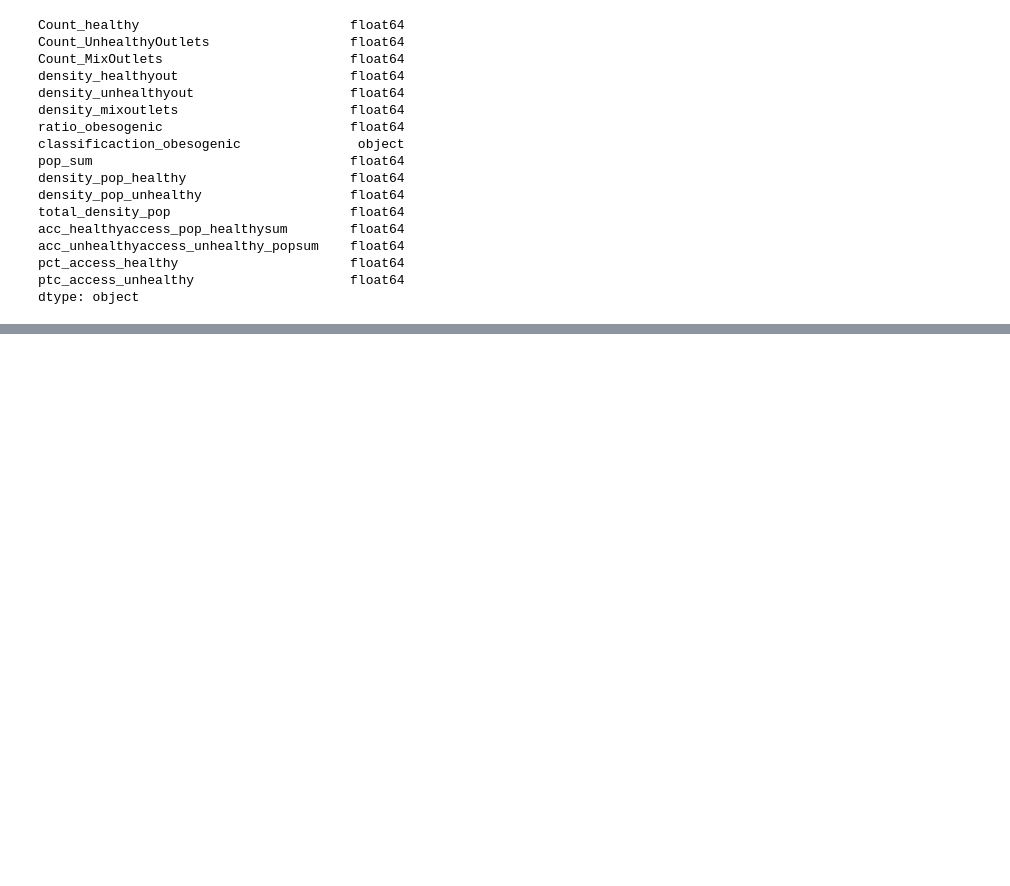
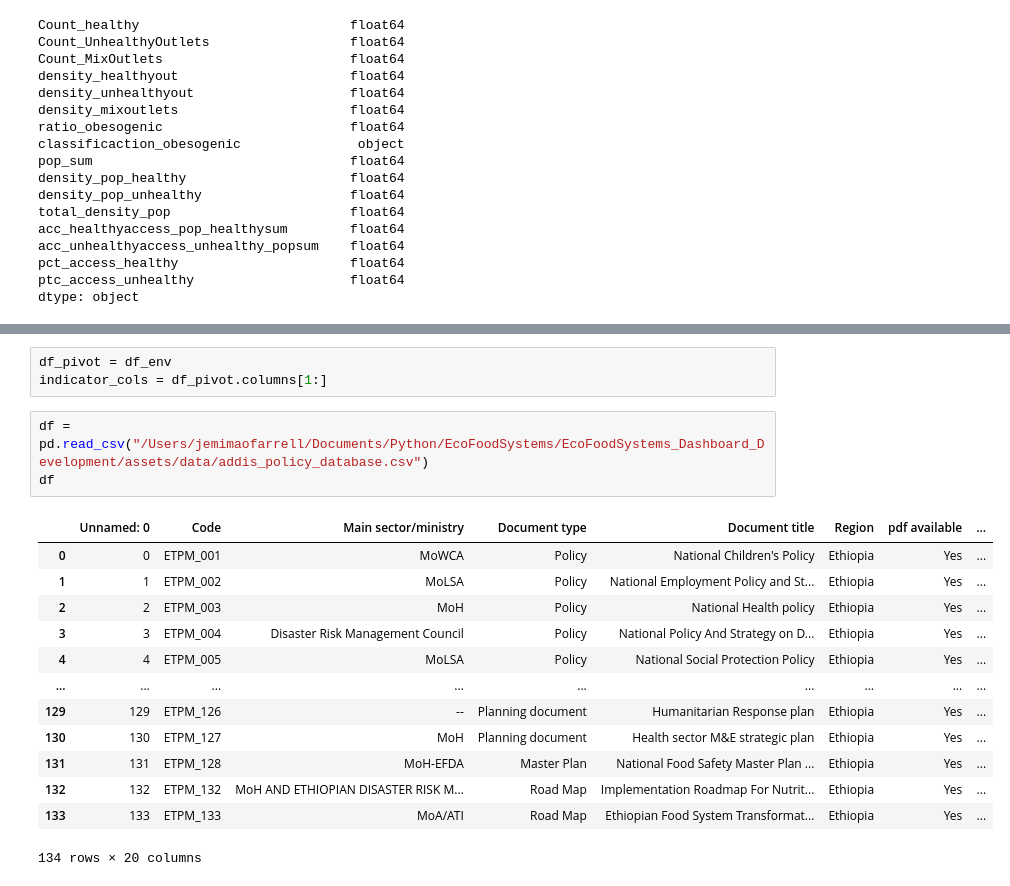
Before and after one commit to J-OFarrell/EcoFoodSystems-dashboard-development, a Jupyter notebook: data_prep.ipynb, the cells around one changed output, grey strips where cells are left out. Drawn from its saved outputs; the diff is of its cells as text; blank space fills up the shorter version.

```diff
--- a/data_prep.ipynb
+++ b/data_prep.ipynb
@@ -732,0 +890,20 @@ dtype: object
+# %%
+df_pivot = df_env
+indicator_cols = df_pivot.columns[1:]
+# %%
+df = pd.read_csv("/Users/jemimaofarrell/Documents/Python/EcoFoodSystems/EcoFoodSystems_Dashboard_Development/assets/data/addis_policy_database.csv")
+df
+# %% [output]
+|  | Unnamed: 0 | Code | Main sector/ministry | Document type | Document title | Region | pdf available | ... |
+| 0 | 0 | ETPM_001 | MoWCA | Policy | National Children's Policy | Ethiopia | Yes | ... |
+| 1 | 1 | ETPM_002 | MoLSA | Policy | National Employment Policy and St... | Ethiopia | Yes | ... |
+| 2 | 2 | ETPM_003 | MoH | Policy | National Health policy | Ethiopia | Yes | ... |
+| 3 | 3 | ETPM_004 | Disaster Risk Management Council | Policy | National Policy And Strategy on D... | Ethiopia | Yes | ... |
+| 4 | 4 | ETPM_005 | MoLSA | Policy | National Social Protection Policy | Ethiopia | Yes | ... |
+| ... | ... | ... | ... | ... | ... | ... | ... | ... |
+| 129 | 129 | ETPM_126 | -- | Planning document | Humanitarian Response plan | Ethiopia | Yes | ... |
+| 130 | 130 | ETPM_127 | MoH | Planning document | Health sector M&E strategic plan | Ethiopia | Yes | ... |
+| 131 | 131 | ETPM_128 | MoH-EFDA | Master Plan | National Food Safety Master Plan ... | Ethiopia | Yes | ... |
+| 132 | 132 | ETPM_132 | MoH AND ETHIOPIAN DISASTER RISK M... | Road Map | Implementation Roadmap For Nutrit... | Ethiopia | Yes | ... |
+| 133 | 133 | ETPM_133 | MoA/ATI | Road Map | Ethiopian Food System Transformat... | Ethiopia | Yes | ... |
+134 rows × 20 columns
```
Also changed, not shown: parts of 3 cells of this notebook, 3 other files.
